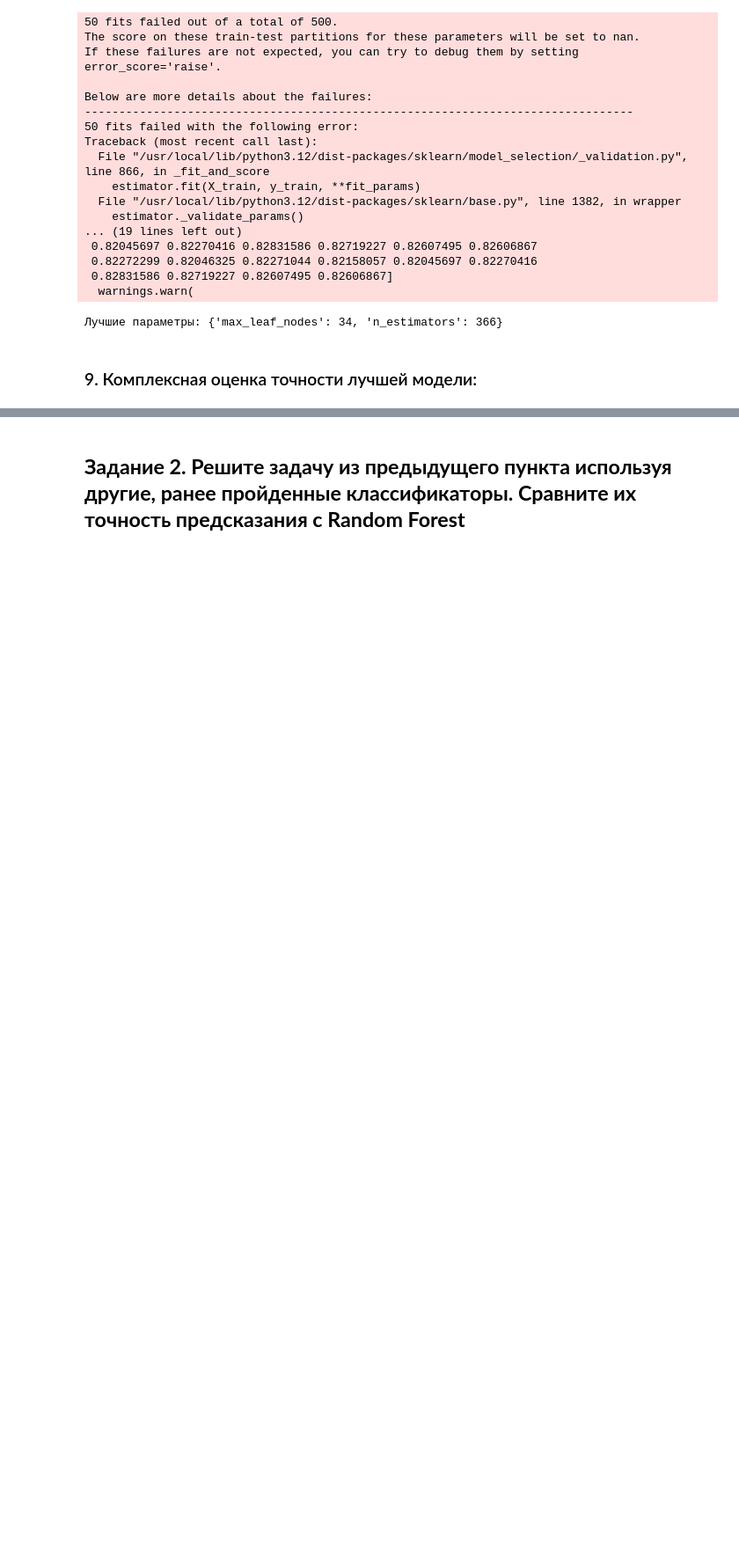
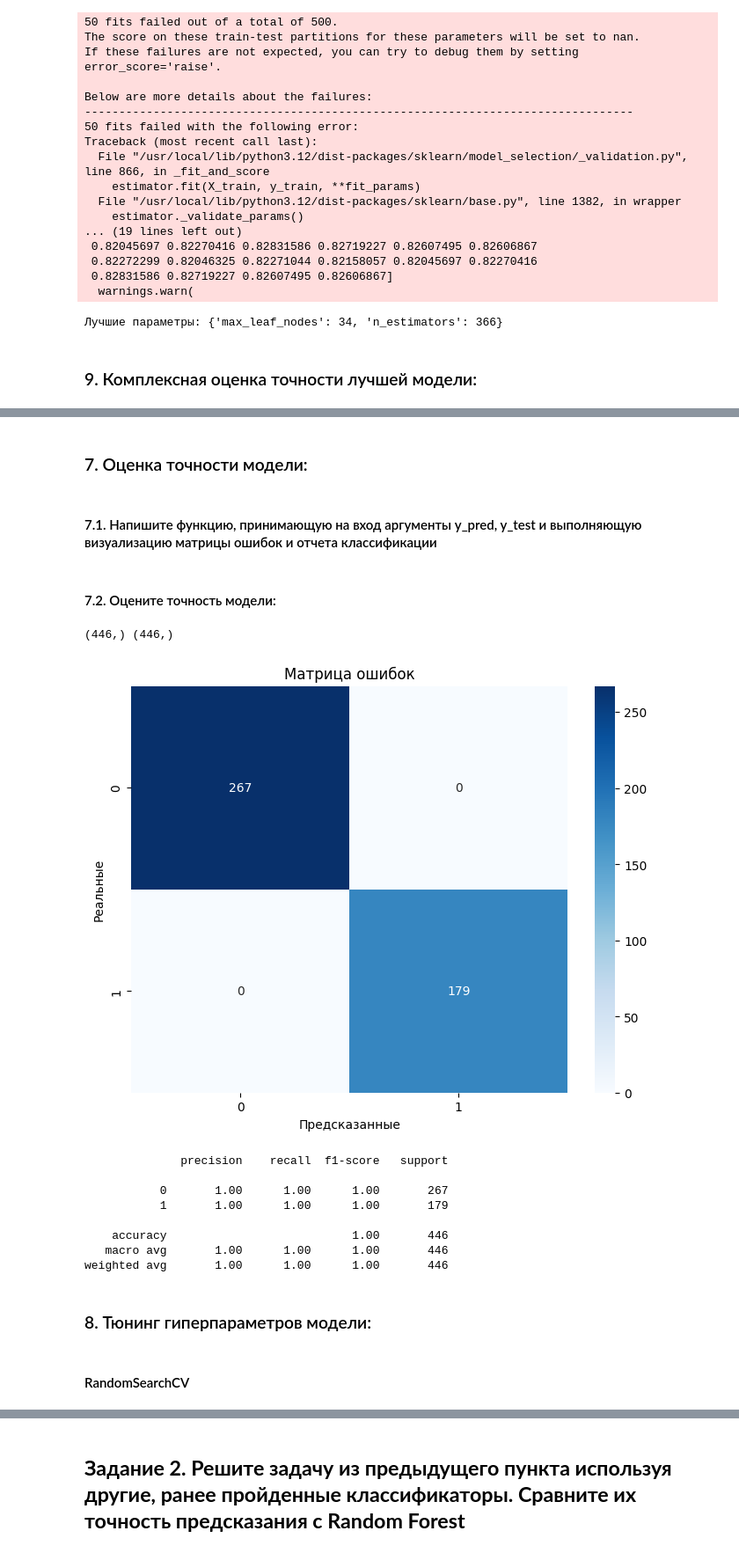
Before and after one commit to GDVevo/ml_uni, a Jupyter notebook: Практическая_работа_№7_Random_forest.ipynb, the cells around one changed output, grey strips where cells are left out. Shown at 88% size. Cells and saved outputs as stored; diff of their text form; code cells hidden in the pictures; blank space fills up the shorter version.

```diff
--- a/Практическая_работа_№7_Random_forest.ipynb
+++ b/Практическая_работа_№7_Random_forest.ipynb
@@ -329,0 +412,11 @@ vis_cr_me(y_pred, y_test)
+# %%
+# Сначала проведем Feature Engineering, а лишь потом разделим на ввыборки
+# Оставляем самые нужные признаки
+df = df[['survived', 'pclass', 'sex', 'age', 'sibsp', 'parch', 'fare', 'embarked']]
+
+df['age'].fillna(df['age'].median(), inplace=True)
+df['embarked'].fillna(df['embarked'].mode()[0], inplace=True)
+df['sex'] = df['sex'].map({'male': 0, 'female': 1})
+
+# Преобразование 'embarked' с использованием one-hot encoding
+df = pd.get_dummies(df, columns=['embarked'], drop_first=True)
@@ -329,0 +436,5 @@ vis_cr_me(y_pred, y_test)
+# %%
+from sklearn.model_selection import train_test_split
+
+X_train, X_test, y_train, y_test = train_test_split(df, df['survived'], test_size = 0.5, random_state = 42)
+X_train.shape, X_test.shape
@@ -329,0 +452,49 @@ vis_cr_me(y_pred, y_test)
+# %%
+# Ваш код
+from sklearn.ensemble import RandomForestClassifier
+
+model = RandomForestClassifier(n_estimators=100, max_depth=5, random_state=1)
+model.fit(X_train, y_train)
+y_pred = model.predict(X_test)
+# %% [markdown]
+### 7. Оценка точности модели:
+# %% [markdown]
+#### 7.1. Напишите функцию, принимающую на вход аргументы y_pred, y_test и выполняющую визуализацию матрицы ошибок и отчета классификации
+# %%
+# Ваш код
+from sklearn.metrics import confusion_matrix
+import matplotlib.pyplot as plt
+import seaborn as sns
+from sklearn.metrics import classification_report
+
+
+def vis_cr_me(y_pred, y_test):
+  cm = confusion_matrix(y_test, y_pred)
+  plt.figure(figsize=(8, 6))
+  sns.heatmap(cm, annot=True, fmt=".0f", cmap='Blues')
+  plt.title('Матрица ошибок')
+  plt.xlabel('Предсказанные')
+  plt.ylabel('Реальные')
+  plt.show()
+  print(classification_report(y_test, y_pred))
+# %% [markdown]
+#### 7.2. Оцените точность модели:
+# %%
+# Ваш код
+print(y_pred.shape, y_test.shape)
+vis_cr_me(y_pred, y_test)
+# %% [output]
+(446,) (446,)
+[figure, added]
+              precision    recall  f1-score   support
+
+           0       1.00      1.00      1.00       267
+           1       1.00      1.00      1.00       179
+
+    accuracy                           1.00       446
+   macro avg       1.00      1.00      1.00       446
+weighted avg       1.00      1.00      1.00       446
+# %% [markdown]
+### 8. Тюнинг гиперпараметров модели:
+# %% [markdown]
+#### RandomSearchCV
```
Also changed, not shown: parts of 33 cells of this notebook.
